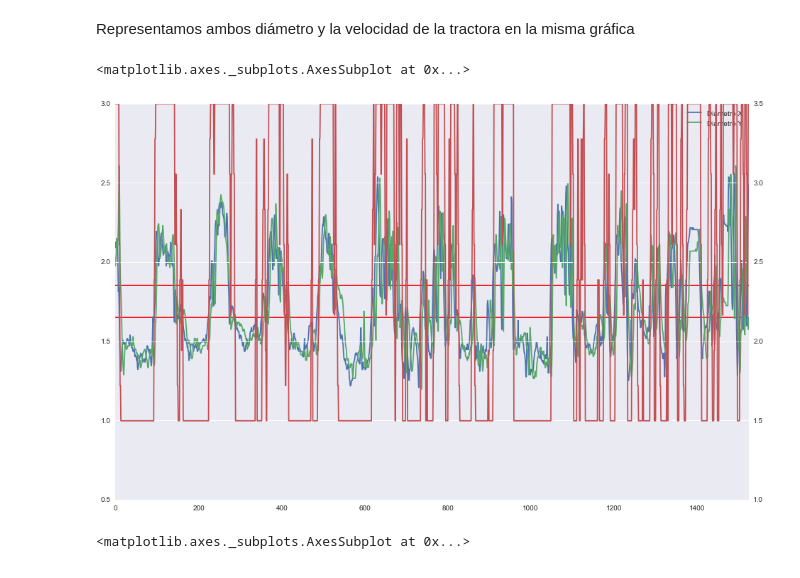
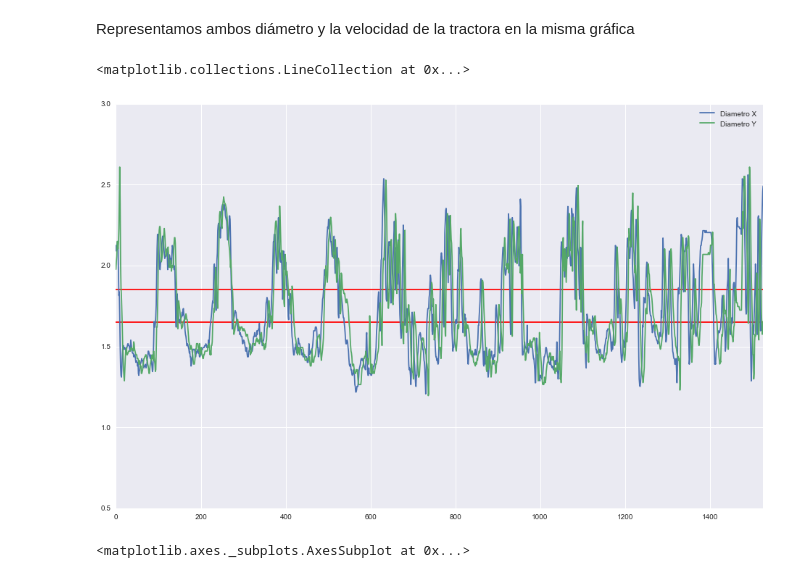
Before and after one commit to darkomen/TFG, a Jupyter notebook: medidas/11082015/Análisis de datos.ipynb, the cells around one changed output. Saved outputs shown, nothing was run; the diff lists cells and outputs as text; code cells hidden in the pictures.

```diff
--- a/medidas/11082015/Análisis de datos.ipynb
+++ b/medidas/11082015/Análisis de datos.ipynb
@@ -52,10 +53,10 @@ datos[columns].describe()
 Representamos ambos diámetro y la velocidad de la tractora en la misma gráfica
 # %%
 datos.ix[:, "Diametro X":"Diametro Y"].plot(figsize=(16,10),ylim=(0.5,3)).hlines([1.85,1.65],0,3500,colors='r')
-datos['RPM TRAC'].plot(secondary_y='RPM TRAC')
+#datos['RPM TRAC'].plot(secondary_y='RPM TRAC')
 # %% [output]
-<matplotlib.axes._subplots.AxesSubplot at 0x...>
+<matplotlib.collections.LineCollection at 0x...>
-[figure, old version]
+[figure, new version]
 # %%
 datos.ix[:, "Diametro X":"Diametro Y"].boxplot(return_type='axes')
 # %% [output]
```
Also changed, not shown: parts of 1 cell of this notebook.
